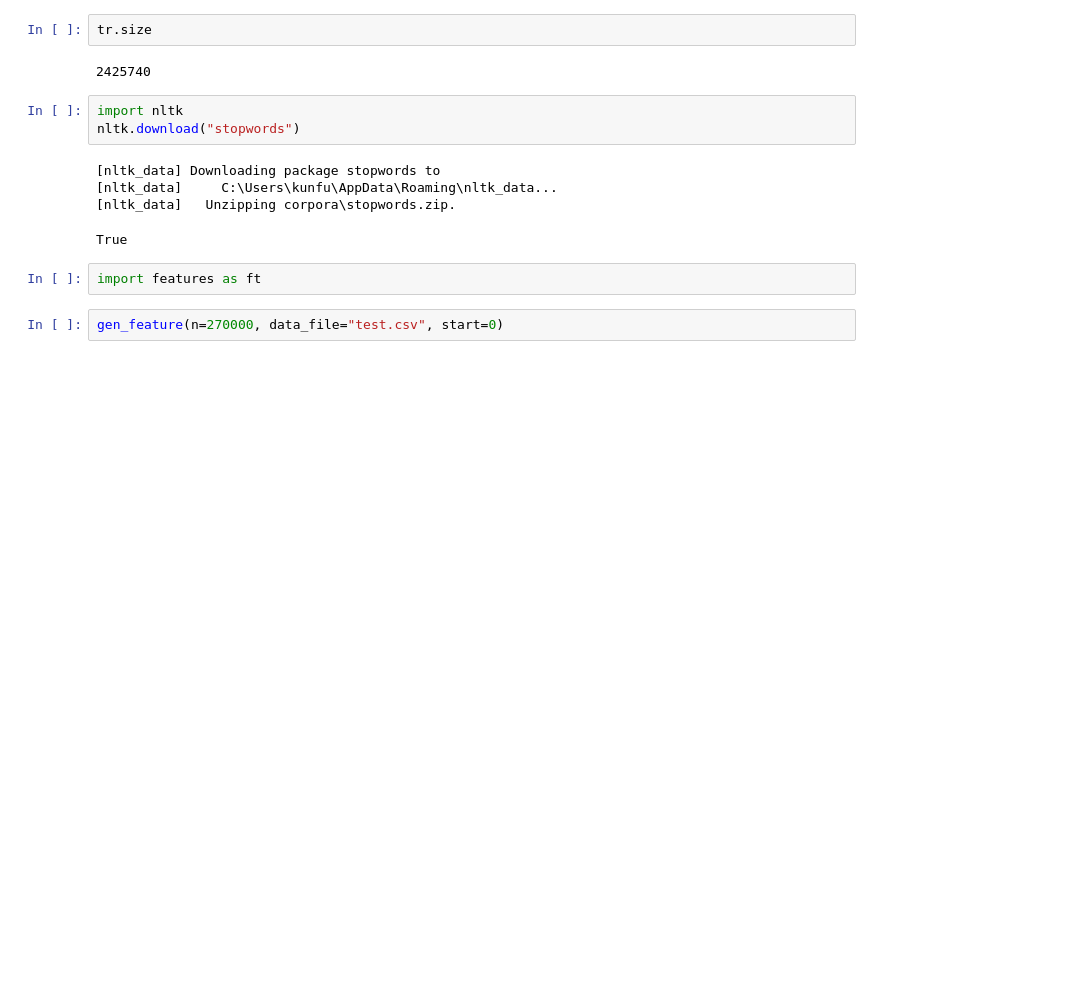
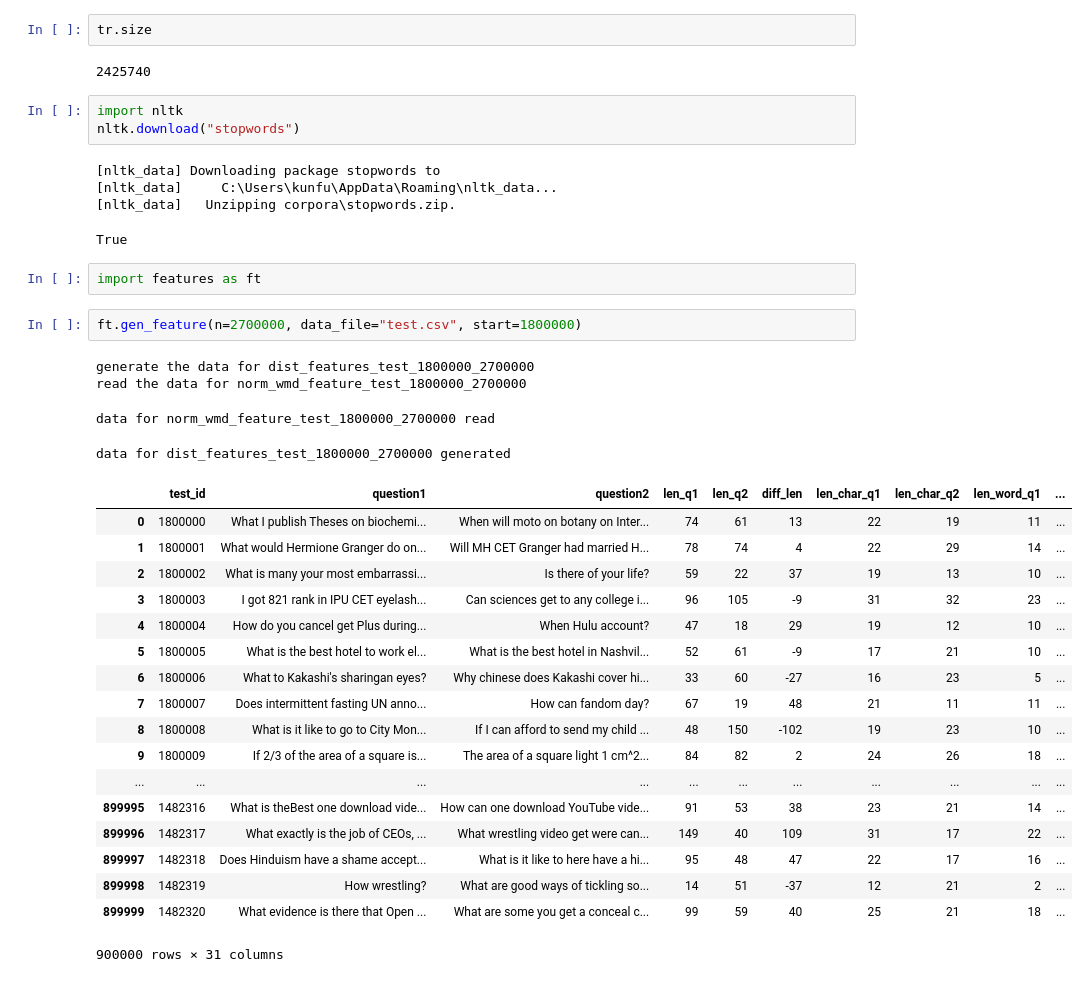
Before and after one commit to Luminosite/ud_quora, a Jupyter notebook: test.ipynb, the cells around one changed output. Drawn from its saved outputs; the diff is of its cells as text; blank space fills up the shorter version.

```diff
--- a/test.ipynb
+++ b/test.ipynb
@@ -79,4 +79,27 @@ True
 # %%
 import features as ft
 # %%
-gen_feature(n=270000, data_file="test.csv", start=0)
+ft.gen_feature(n=2700000, data_file="test.csv", start=1800000)
+# %% [output]
+generate the data for dist_features_test_1800000_2700000
+read the data for norm_wmd_feature_test_1800000_2700000
+data for norm_wmd_feature_test_1800000_2700000 read
+data for dist_features_test_1800000_2700000 generated
+|  | test_id | question1 | question2 | len_q1 | len_q2 | diff_len | len_char_q1 | len_char_q2 | len_word_q1 | ... |
+| 0 | 1800000 | What I publish Theses on biochemi... | When will moto on botany on Inter... | 74 | 61 | 13 | 22 | 19 | 11 | ... |
+| 1 | 1800001 | What would Hermione Granger do on... | Will MH CET Granger had married H... | 78 | 74 | 4 | 22 | 29 | 14 | ... |
+| 2 | 1800002 | What is many your most embarrassi... | Is there of your life? | 59 | 22 | 37 | 19 | 13 | 10 | ... |
+| 3 | 1800003 | I got 821 rank in IPU CET eyelash... | Can sciences get to any college i... | 96 | 105 | -9 | 31 | 32 | 23 | ... |
+| 4 | 1800004 | How do you cancel get Plus during... | When Hulu account? | 47 | 18 | 29 | 19 | 12 | 10 | ... |
+| 5 | 1800005 | What is the best hotel to work el... | What is the best hotel in Nashvil... | 52 | 61 | -9 | 17 | 21 | 10 | ... |
+| 6 | 1800006 | What to Kakashi's sharingan eyes? | Why chinese does Kakashi cover hi... | 33 | 60 | -27 | 16 | 23 | 5 | ... |
+| 7 | 1800007 | Does intermittent fasting UN anno... | How can fandom day? | 67 | 19 | 48 | 21 | 11 | 11 | ... |
+| 8 | 1800008 | What is it like to go to City Mon... | If I can afford to send my child ... | 48 | 150 | -102 | 19 | 23 | 10 | ... |
+| 9 | 1800009 | If 2/3 of the area of a square is... | The area of a square light 1 cm^2... | 84 | 82 | 2 | 24 | 26 | 18 | ... |
+| ... | ... | ... | ... | ... | ... | ... | ... | ... | ... | ... |
+| 899995 | 1482316 | What is theBest one download vide... | How can one download YouTube vide... | 91 | 53 | 38 | 23 | 21 | 14 | ... |
+| 899996 | 1482317 | What exactly is the job of CEOs, ... | What wrestling video get were can... | 149 | 40 | 109 | 31 | 17 | 22 | ... |
+| 899997 | 1482318 | Does Hinduism have a shame accept... | What is it like to here have a hi... | 95 | 48 | 47 | 22 | 17 | 16 | ... |
+| 899998 | 1482319 | How wrestling? | What are good ways of tickling so... | 14 | 51 | -37 | 12 | 21 | 2 | ... |
+| 899999 | 1482320 | What evidence is there that Open ... | What are some you get a conceal c... | 99 | 59 | 40 | 25 | 21 | 18 | ... |
+900000 rows × 31 columns
```
Also changed, not shown: 2 other files.
